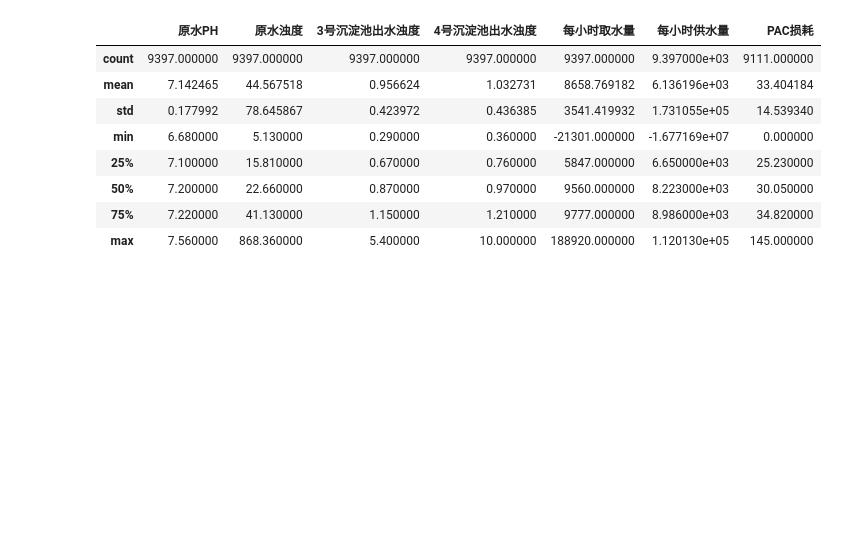
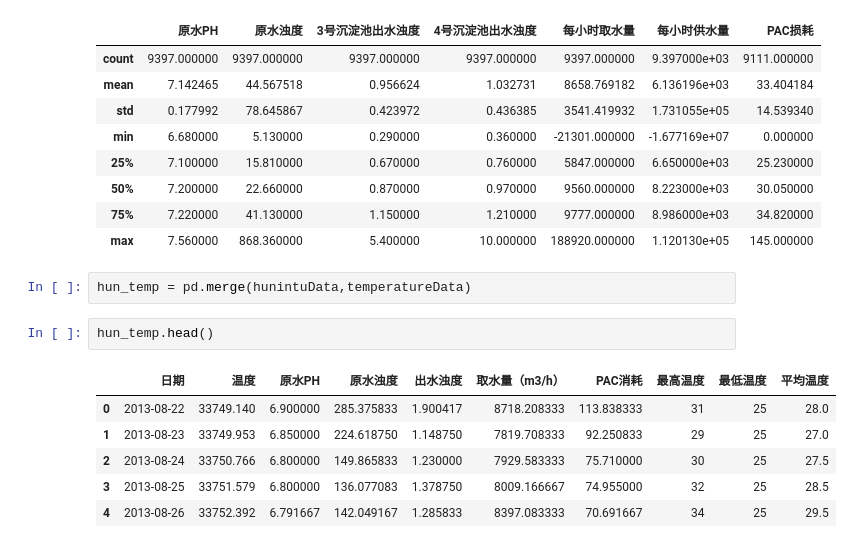
Before and after one commit to Winniekun/Data_Mining, a Jupyter notebook: ActualCombat/Water/total.ipynb, the cells around one changed output. Drawn from its saved outputs; the diff is of its cells as text; blank space fills up the shorter version.

```diff
--- a/ActualCombat/Water/total.ipynb
+++ b/ActualCombat/Water/total.ipynb
@@ -90,3 +90,14 @@ yaoData.describe()
 | 50% | 7.200000 | 22.660000 | 0.870000 | 0.970000 | 9560.000000 | 8.223000e+03 | 30.050000 |
 | 75% | 7.220000 | 41.130000 | 1.150000 | 1.210000 | 9777.000000 | 8.986000e+03 | 34.820000 |
 | max | 7.560000 | 868.360000 | 5.400000 | 10.000000 | 188920.000000 | 1.120130e+05 | 145.000000 |
+# %%
+hun_temp = pd.merge(hunintuData,temperatureData)
+# %%
+hun_temp.head()
+# %% [output]
+|  | 日期 | 温度 | 原水PH | 原水浊度 | 出水浊度 | 取水量（m3/h） | PAC消耗 | 最高温度 | 最低温度 | 平均温度 |
+| 0 | 2013-08-22 | 33749.140 | 6.900000 | 285.375833 | 1.900417 | 8718.208333 | 113.838333 | 31 | 25 | 28.0 |
+| 1 | 2013-08-23 | 33749.953 | 6.850000 | 224.618750 | 1.148750 | 7819.708333 | 92.250833 | 29 | 25 | 27.0 |
+| 2 | 2013-08-24 | 33750.766 | 6.800000 | 149.865833 | 1.230000 | 7929.583333 | 75.710000 | 30 | 25 | 27.5 |
+| 3 | 2013-08-25 | 33751.579 | 6.800000 | 136.077083 | 1.378750 | 8009.166667 | 74.955000 | 32 | 25 | 28.5 |
+| 4 | 2013-08-26 | 33752.392 | 6.791667 | 142.049167 | 1.285833 | 8397.083333 | 70.691667 | 34 | 25 | 29.5 |
```
Also changed, not shown: parts of 7 cells of this notebook, 4 other files.
